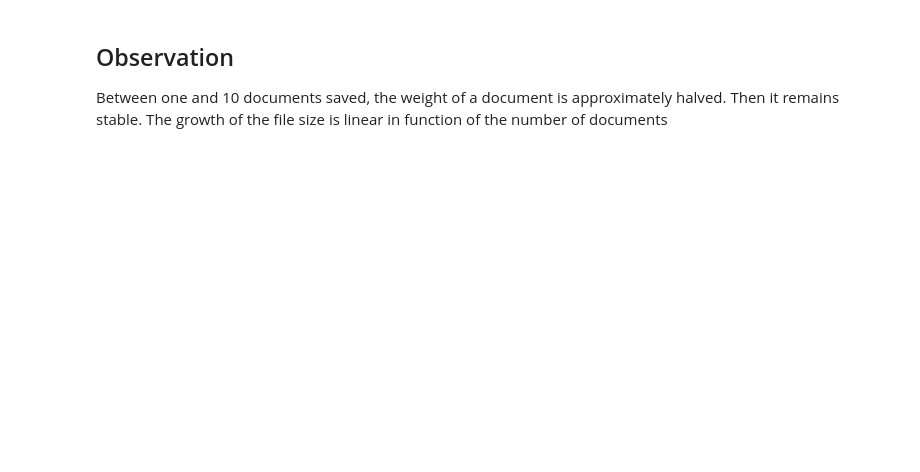
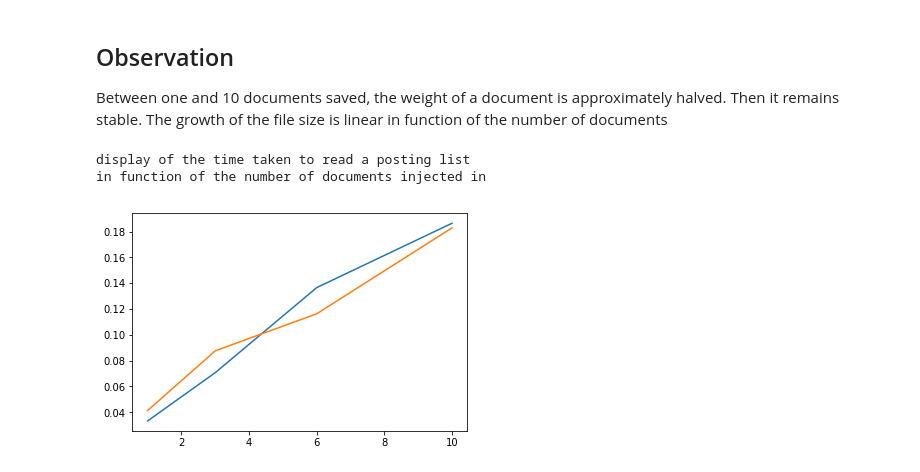
Before and after one commit to gegeAi/text-indexing, a Jupyter notebook: Inverted File Benchmark.ipynb, the cells around one changed output. Cells and saved outputs as stored; diff of their text form; code cells hidden in the pictures; blank space fills up the shorter version.

```diff
--- a/Inverted File Benchmark.ipynb
+++ b/Inverted File Benchmark.ipynb
@@ -164,8 +201,12 @@ plt.show()
 # %% [markdown]
 ## Time to read a posting list
-# %%
-time_taken = []
-for n in number_of_docs:
-    cur_time= time_to_read_posting_list(n, 10)
-    print(cur_time)
-    time_taken.append(cur_time)
+# %%
+time_taken_naive = []
+time_taken_smart = []
+for n in number_of_docs:
+    cur_time_naive = time_to_read_posting_list(n, 50, ndi)
+    cur_time_smart = time_to_read_posting_list(n, 50, sdi)
+    print(cur_time_naive)
+    print(cur_time_smart)
+    time_taken_naive.append(cur_time_naive)
+    time_taken_smart.append(cur_time_smart)
@@ -176,5 +235,10 @@ Between one and 10 documents saved, the weight of a document is approximately ha
 # %%
 print('display of the time taken to read a posting list\n' +
       'in function of the number of documents injected in')
-plt.plot(number_of_docs, time_taken)
+naive = plt.plot(number_of_docs, time_taken_naive)
+smart = plt.plot(number_of_docs, time_taken_smart)
 plt.show()
+# %% [output]
+display of the time taken to read a posting list
+in function of the number of documents injected in
+[figure, added]
```
Also changed, not shown: parts of 6 cells of this notebook, 7 other files.
